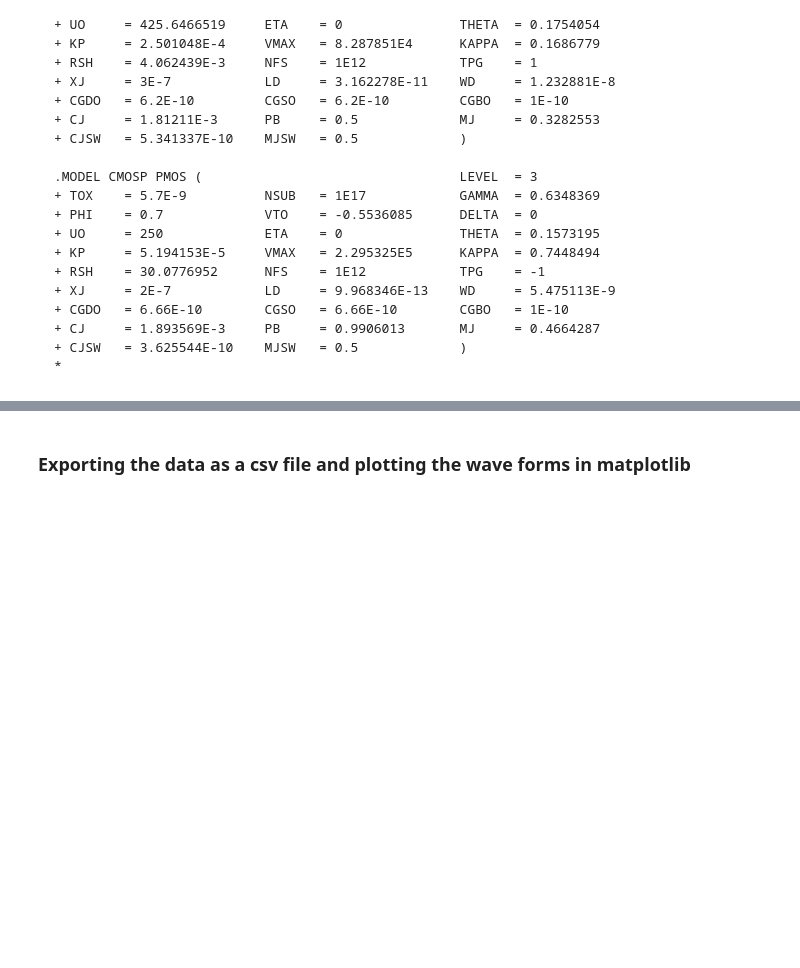
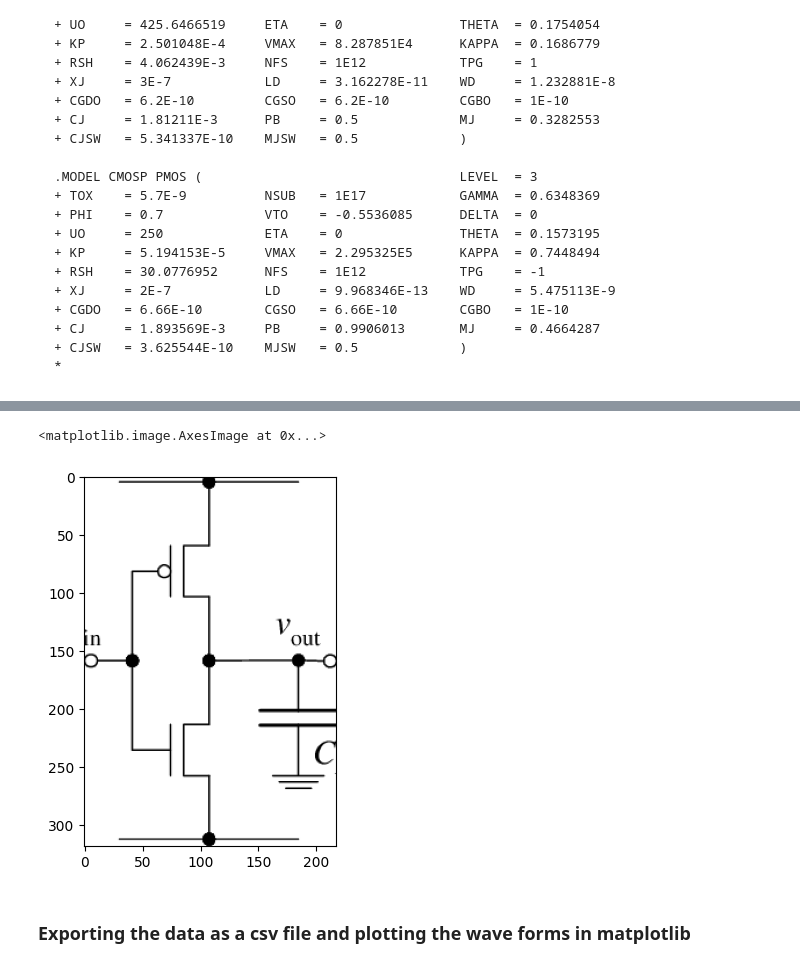
Before and after one commit to the-pinbo/EC802-Low-Power-VLSI-Design, a Jupyter notebook: Assignment-2/plots.ipynb, the cells around one changed output, grey strips where cells are left out. Saved outputs shown, nothing was run; the diff lists cells and outputs as text; code cells hidden in the pictures; blank space fills up the shorter version.

Commit message:
assignment 2

```diff
--- a/Assignment-2/plots.ipynb
+++ b/Assignment-2/plots.ipynb
@@ -70,3 +77,12 @@ C_l vout 0 200fF
+# %%
+from matplotlib import image
+import matplotlib.pyplot as plt
+
+img = image.imread('/home/pinbo/LP_VLSI/Docker/ngspice/LP-VLSI/Assignment-2/01_vsc/inv.png')
+plt.imshow(img)
+# %% [output]
+<matplotlib.image.AxesImage at 0x...>
+[figure, added]
 # %% [markdown]
 ### Exporting the data as a csv file and plotting the wave forms in matplotlib
 # %%
```
Also changed, not shown: parts of 5 cells of this notebook, 4 other files.
